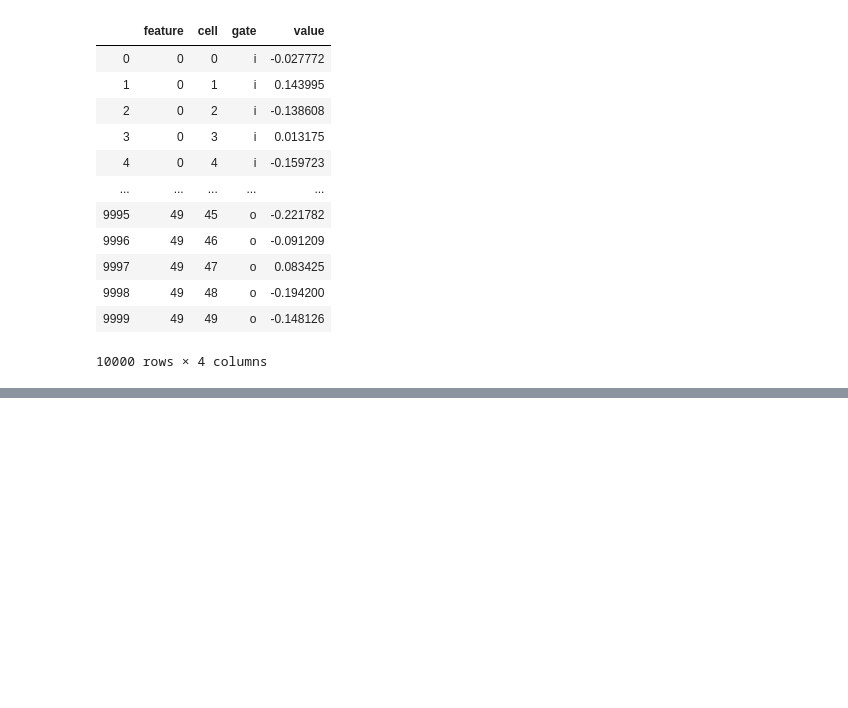
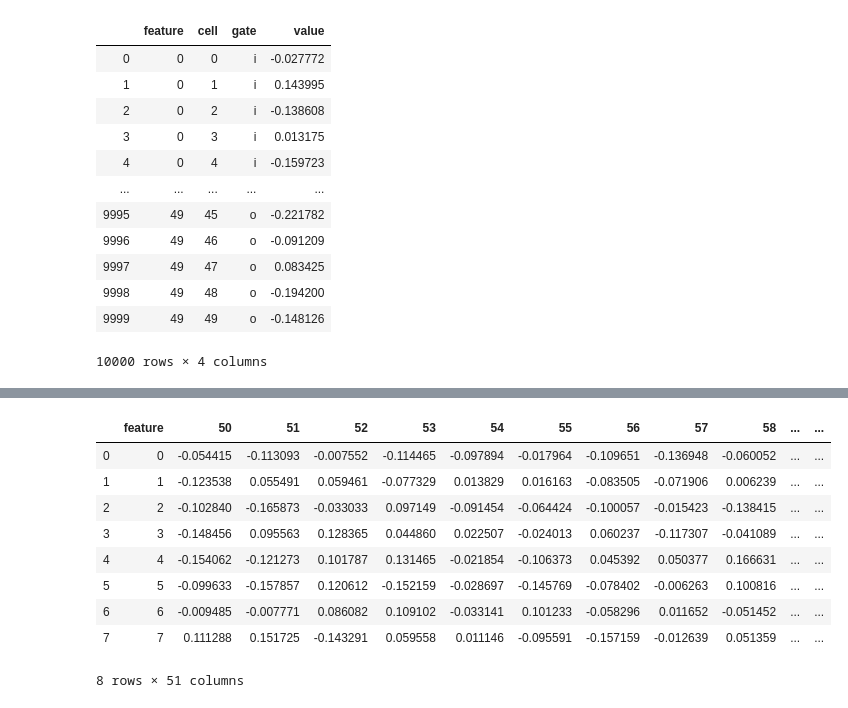
Before and after one commit to gj0706/my_research, a Jupyter notebook: neural_network/data_process.ipynb, the cells around one changed output, grey strips where cells are left out. Cells and saved outputs as stored; diff of their text form; code cells hidden in the pictures; blank space fills up the shorter version.

```diff
--- a/neural_network/data_process.ipynb
+++ b/neural_network/data_process.ipynb
@@ -256,0 +278,5 @@ w2_melt.to_json('data/w2_melt.json',orient='records')
+# %%
+def add_feature_column(df):
+    df.reset_index(inplace=True)
+    df.rename(columns={'index':'feature'}, inplace=True)
+    return df
@@ -256,0 +326,13 @@ w2_melt.to_json('data/w2_melt.json',orient='records')
+# %%
+add_feature_column(f)
+# %% [output]
+|  | feature | 50 | 51 | 52 | 53 | 54 | 55 | 56 | 57 | 58 | ... | ... |
+| 0 | 0 | -0.054415 | -0.113093 | -0.007552 | -0.114465 | -0.097894 | -0.017964 | -0.109651 | -0.136948 | -0.060052 | ... | ... |
+| 1 | 1 | -0.123538 | 0.055491 | 0.059461 | -0.077329 | 0.013829 | 0.016163 | -0.083505 | -0.071906 | 0.006239 | ... | ... |
+| 2 | 2 | -0.102840 | -0.165873 | -0.033033 | 0.097149 | -0.091454 | -0.064424 | -0.100057 | -0.015423 | -0.138415 | ... | ... |
+| 3 | 3 | -0.148456 | 0.095563 | 0.128365 | 0.044860 | 0.022507 | -0.024013 | 0.060237 | -0.117307 | -0.041089 | ... | ... |
+| 4 | 4 | -0.154062 | -0.121273 | 0.101787 | 0.131465 | -0.021854 | -0.106373 | 0.045392 | 0.050377 | 0.166631 | ... | ... |
+| 5 | 5 | -0.099633 | -0.157857 | 0.120612 | -0.152159 | -0.028697 | -0.145769 | -0.078402 | -0.006263 | 0.100816 | ... | ... |
+| 6 | 6 | -0.009485 | -0.007771 | 0.086082 | 0.109102 | -0.033141 | 0.101233 | -0.058296 | 0.011652 | -0.051452 | ... | ... |
+| 7 | 7 | 0.111288 | 0.151725 | -0.143291 | 0.059558 | 0.011146 | -0.095591 | -0.157159 | -0.012639 | 0.051359 | ... | ... |
+8 rows × 51 columns
```
Also changed, not shown: parts of 29 cells of this notebook.
